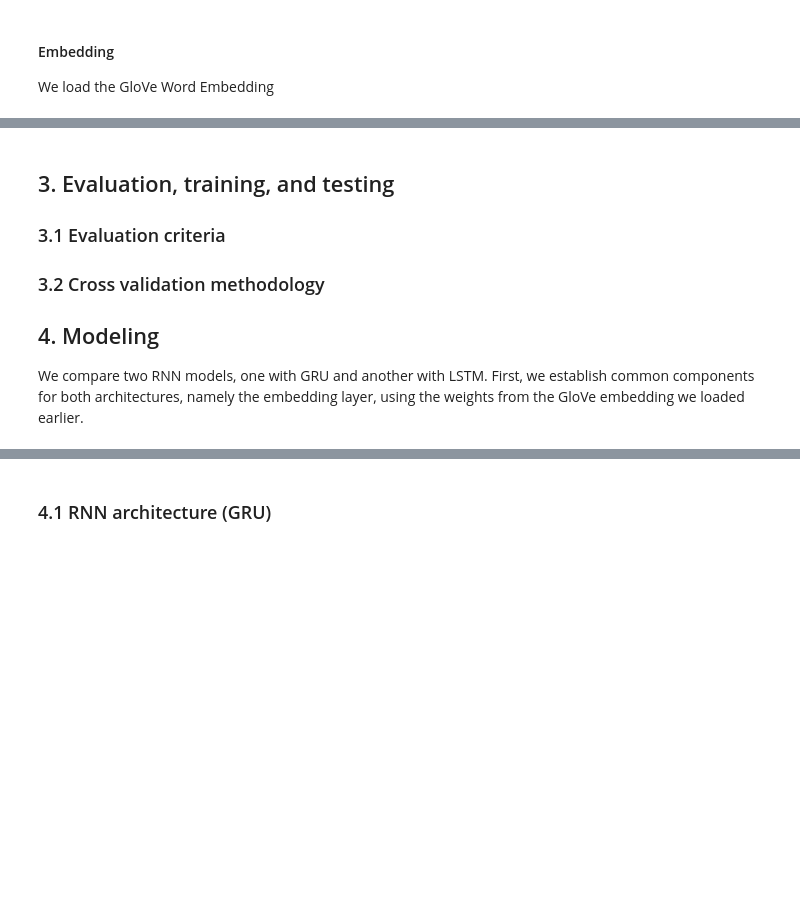
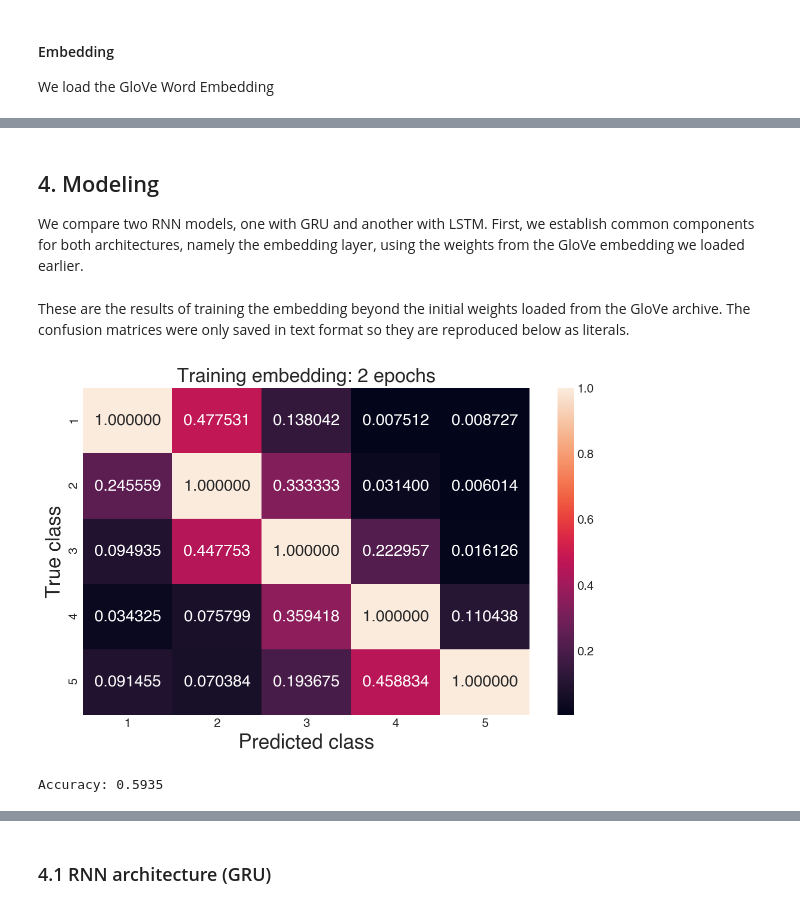
Before and after one commit to SMU-ML-2017/Project8, a Jupyter notebook: Project8.ipynb, the cells around one changed output, grey strips where cells are left out. Cells and saved outputs as stored; diff of their text form; code cells hidden in the pictures; blank space fills up the shorter version.

Commit message:
confusion matrices and removal of text content.

```diff
--- a/Project8.ipynb
+++ b/Project8.ipynb
@@ -209,10 +232,4 @@ Wall time: 7.09 s
 # %% [markdown]
-## 3. Evaluation, training, and testing
-
-### 3.1 Evaluation criteria
-
-### 3.2 Cross validation methodology
-
 ## 4. Modeling
 
 We compare two RNN models, one with GRU and another with LSTM. First, we establish common components for both architectures, namely the embedding layer, using the weights from the GloVe embedding we loaded earlier.
@@ -226,3 +243,16 @@ embedding = Embedding(
     input_length = max_review_length,
     trainable = True
 )
+# %% [markdown]
+These are the results of training the embedding beyond the initial weights loaded from the GloVe archive. The confusion matrices were only saved in text format so they are reproduced below as literals.
+# %%
+matrix_graph(normalize_confusion_matrix(
+    [[ 8332, 882, 598, 50, 592],
+    [ 2046, 1847, 1444, 209, 408],
+    [  791, 827, 4332, 1484, 1094],
+    [  286, 140, 1557, 6656, 7492],
+    [  762, 130, 839, 3054, 67839]]
+), title='Training embedding: 2 epochs')
+# %% [output]
+[figure, added]
+Accuracy: 0.5935
```
Also changed, not shown: parts of 16 cells of this notebook.
